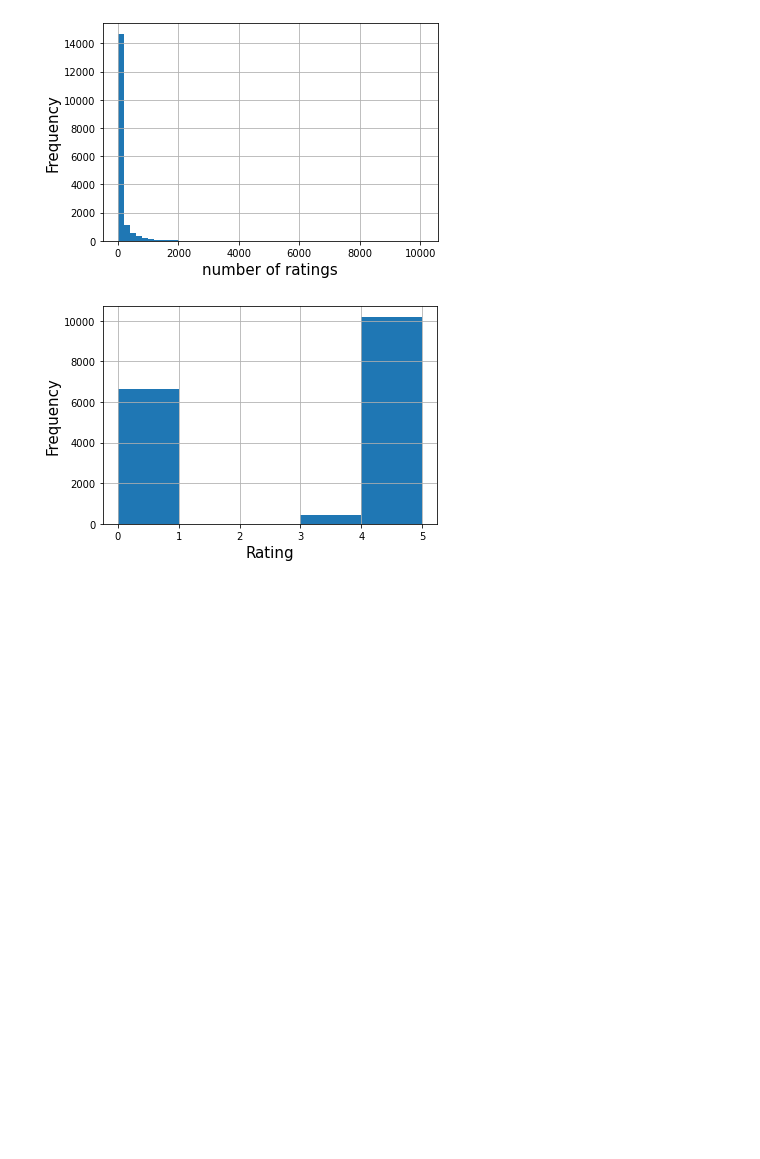
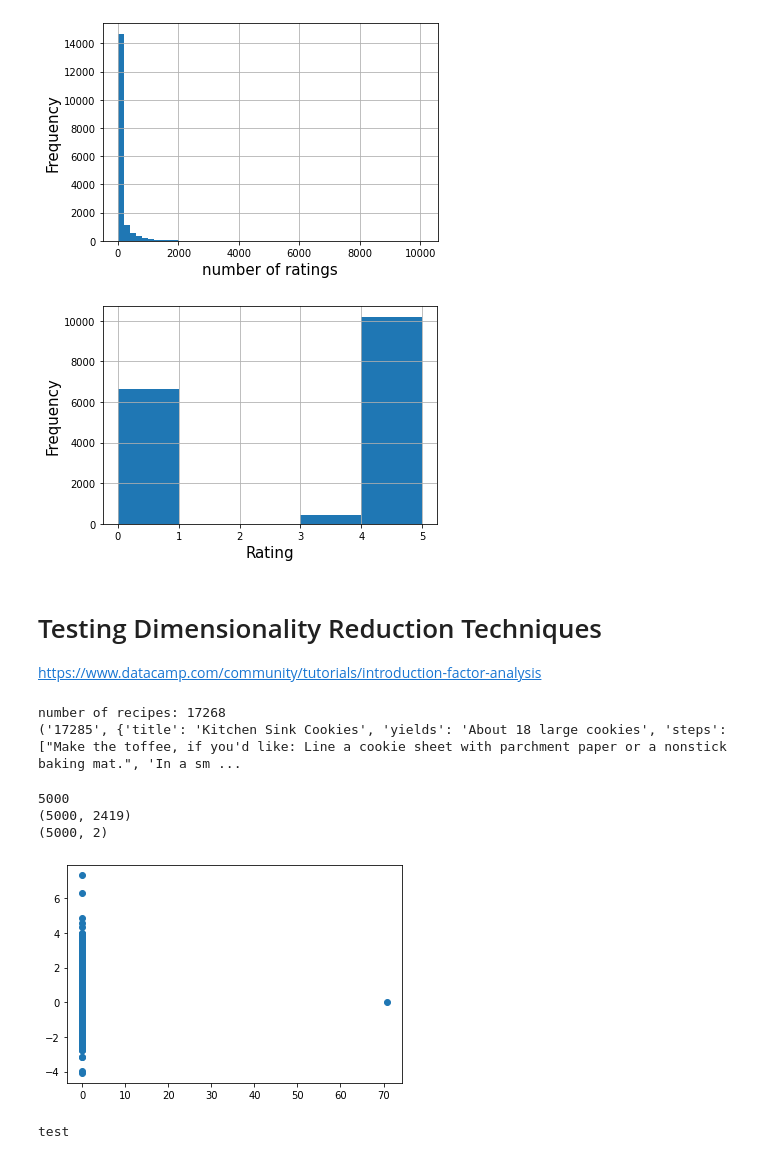
Before and after one commit to aujxn/CS445_final, a Jupyter notebook: analysis.ipynb, the cells around one changed output. Drawn from its saved outputs; the diff is of its cells as text; code cells hidden in the pictures; blank space fills up the shorter version.

Commit message:
Testing out factor analysis for dimensionality reduction

```diff
--- a/analysis.ipynb
+++ b/analysis.ipynb
@@ -57,3 +61,71 @@ plt.show()
 [figure]
 [figure]
 [figure]
+# %% [markdown]
+# Testing Dimensionality Reduction Techniques
+https://www.datacamp.com/community/tutorials/introduction-factor-analysis
+# %%
+#Loading data using Austen's code
+import json
+
+# Load the data
+with open("recipes.json", "r") as file:
+    recipes = file.read()
+with open("ingredients.json", "r") as file:
+    ingredients = file.read()
+with open("tags.json", "r") as file:
+    tags = file.read()
+
+recipes = json.loads(recipes)
+ingredients = json.loads(ingredients)
+tags = json.loads(tags)
+
+print("number of recipes: " + str(len(recipes)))
+
+# Create a mapping to make the one hot encoding of ingredients with
+ingredients_indices = {}
+index = 0
+for ingredient in ingredients.items():
+    ingredients_indices[ingredient[0]] = index
+    index += 1
+
+# Calculate the dimension of the training and testing data
+num_samples = 5000
+num_features = len(ingredients)
+
+samples = np.zeros((num_samples, num_features))
+
+# Create the training and testing data
+sample_index = 0
+for recipe in recipes.items():
+    if sample_index == 19:
+        print(recipe)
+    if sample_index == 5000:
+        break
+    tag_index = 0
+    for ingredient in recipe[1]["ingredients"]:
+        samples[sample_index][ingredients_indices[str(ingredient["id"])]] = 1.0
+    sample_index += 1
+# %% [output]
+number of recipes: 17268
+('17285', {'title': 'Kitchen Sink Cookies', 'yields': 'About 18 large cookies', 'steps': ["Make the toffee, if you'd like: Line a cookie sheet with parchment paper or a nonstick baking mat.", 'In a sm ...
+# %%
+print(len(samples))
+print(samples.shape)
+
+transformer = FactorAnalysis(n_components=2, random_state=0)
+transformed_samples = transformer.fit_transform(samples)
+
+print(transformed_samples.shape)
+
+plt.scatter(transformed_samples[:,0], transformed_samples[:,1])
+plt.show()
+# %% [output]
+5000
+(5000, 2419)
+(5000, 2)
+[figure, added]
+# %%
+print("test")
+# %% [output]
+test
```
Also changed, not shown: parts of 1 cell of this notebook.
